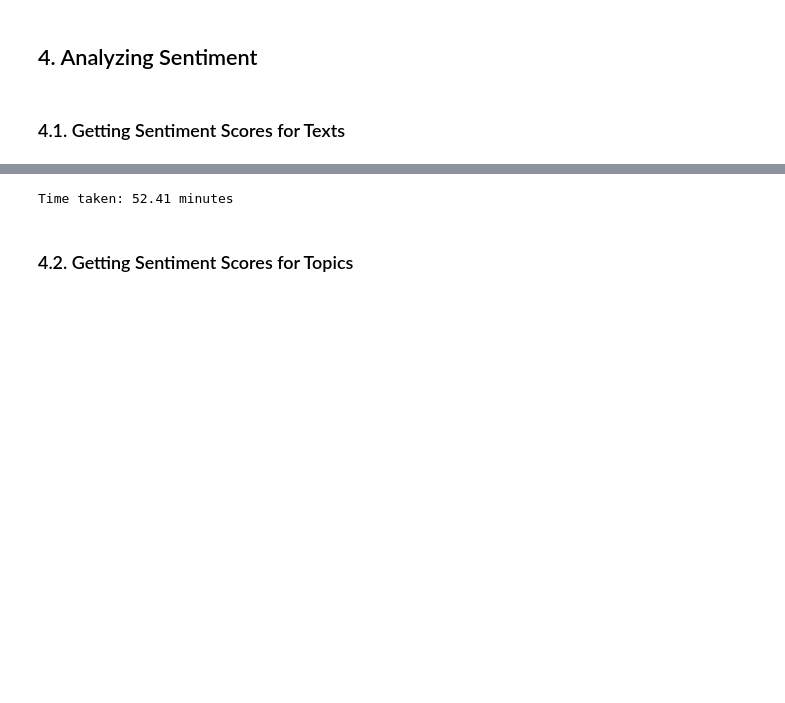
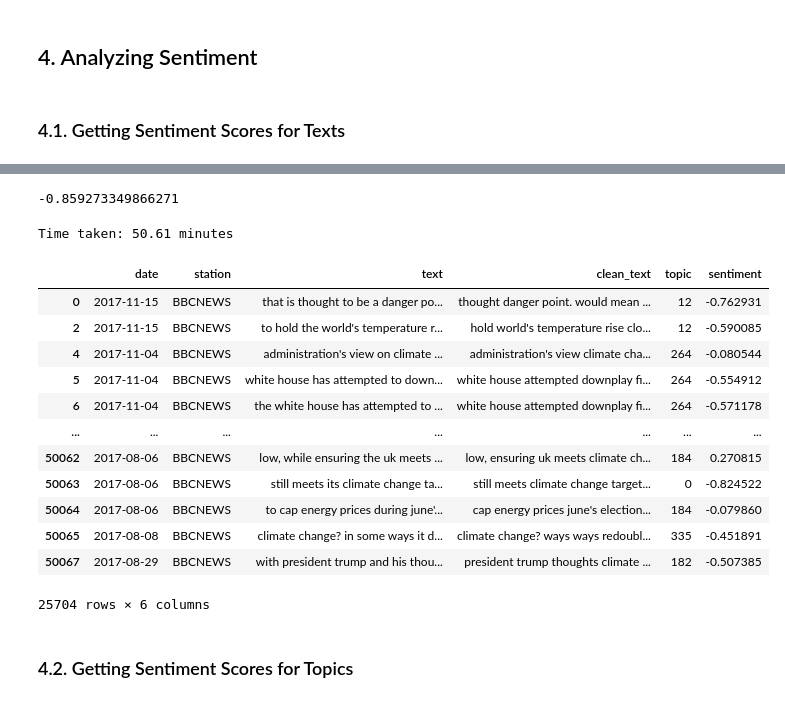
Before and after one commit to Eco-Emotions/climate-change-discourse, a Jupyter notebook: media_topic_sentiment.ipynb, the cells around one changed output, grey strips where cells are left out. Drawn from its saved outputs; the diff is of its cells as text; code cells hidden in the pictures; blank space fills up the shorter version.

```diff
--- a/media_topic_sentiment.ipynb
+++ b/media_topic_sentiment.ipynb
@@ -228,15 +229,37 @@ get_sentiment_scores(text)
+# %%
+# Test on a given text
+text = "Donald Trump better pray there is no global warming, because he's one easily melted precious snowflake."
+get_sentiment_scores(text)
+# %% [output]
+-0.859273349866271
 # %%
 start_time = time.time()
 
 # Apply the sentiment analyzer to each text
-media["sentiment"] = media["clean_text"].apply(get_sentiment_scores)
+media["sentiment"] = media["text"].apply(get_sentiment_scores)
 
 end_time = time.time()
 time_taken_seconds = end_time - start_time
 time_taken_minutes = time_taken_seconds / 60
 print(f"Time taken: {time_taken_minutes:.2f} minutes")
 # %% [output]
-Time taken: 52.41 minutes
+Time taken: 50.61 minutes
+# %%
+media
+# %% [output]
+|  | date | station | text | clean_text | topic | sentiment |
+| 0 | 2017-11-15 | BBCNEWS | that is thought to be a danger po... | thought danger point. would mean ... | 12 | -0.762931 |
+| 2 | 2017-11-15 | BBCNEWS | to hold the world's temperature r... | hold world's temperature rise clo... | 12 | -0.590085 |
+| 4 | 2017-11-04 | BBCNEWS | administration's view on climate ... | administration's view climate cha... | 264 | -0.080544 |
+| 5 | 2017-11-04 | BBCNEWS | white house has attempted to down... | white house attempted downplay fi... | 264 | -0.554912 |
+| 6 | 2017-11-04 | BBCNEWS | the white house has attempted to ... | white house attempted downplay fi... | 264 | -0.571178 |
+| ... | ... | ... | ... | ... | ... | ... |
+| 50062 | 2017-08-06 | BBCNEWS | low, while ensuring the uk meets ... | low, ensuring uk meets climate ch... | 184 | 0.270815 |
+| 50063 | 2017-08-06 | BBCNEWS | still meets its climate change ta... | still meets climate change target... | 0 | -0.824522 |
+| 50064 | 2017-08-06 | BBCNEWS | to cap energy prices during june'... | cap energy prices june's election... | 184 | -0.079860 |
+| 50065 | 2017-08-08 | BBCNEWS | climate change? in some ways it d... | climate change? ways ways redoubl... | 335 | -0.451891 |
+| 50067 | 2017-08-29 | BBCNEWS | with president trump and his thou... | president trump thoughts climate ... | 182 | -0.507385 |
+25704 rows × 6 columns
 # %% [markdown]
 ### 4.2. Getting Sentiment Scores for Topics
 # %%
```
Also changed, not shown: parts of 20 cells of this notebook.
